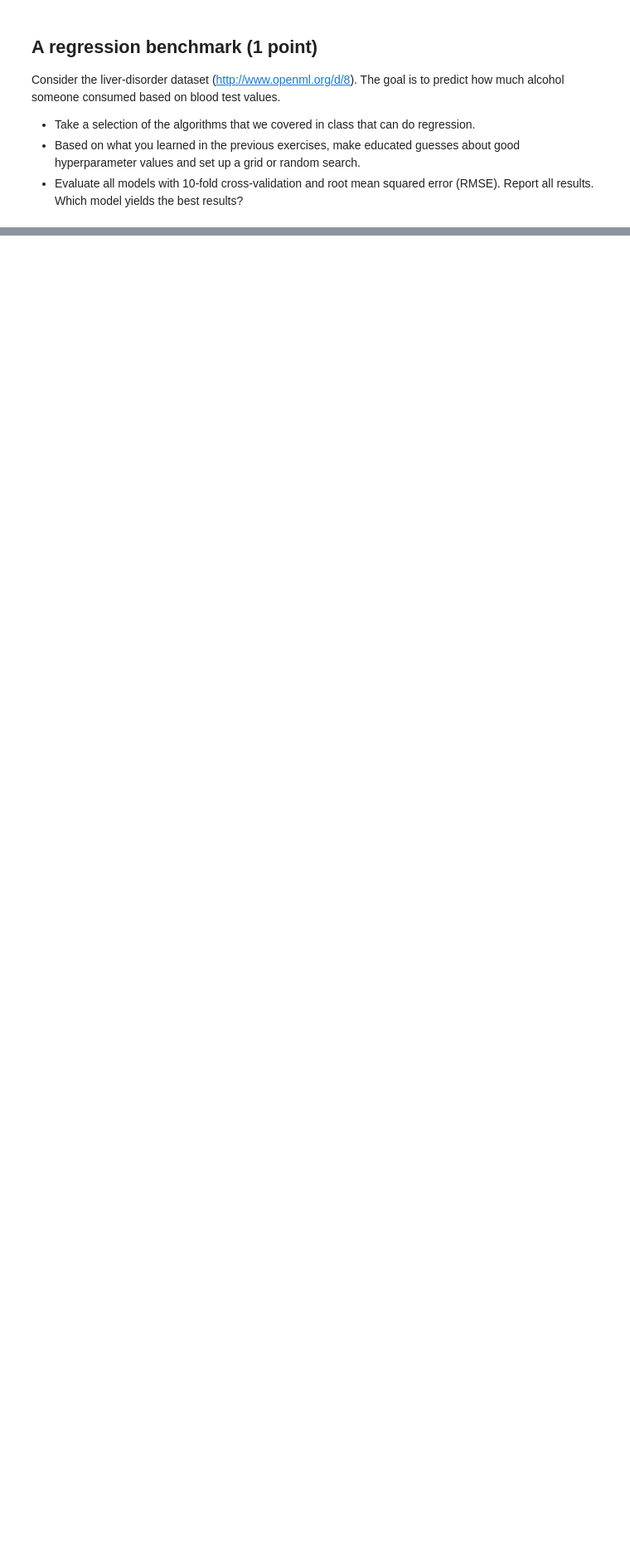
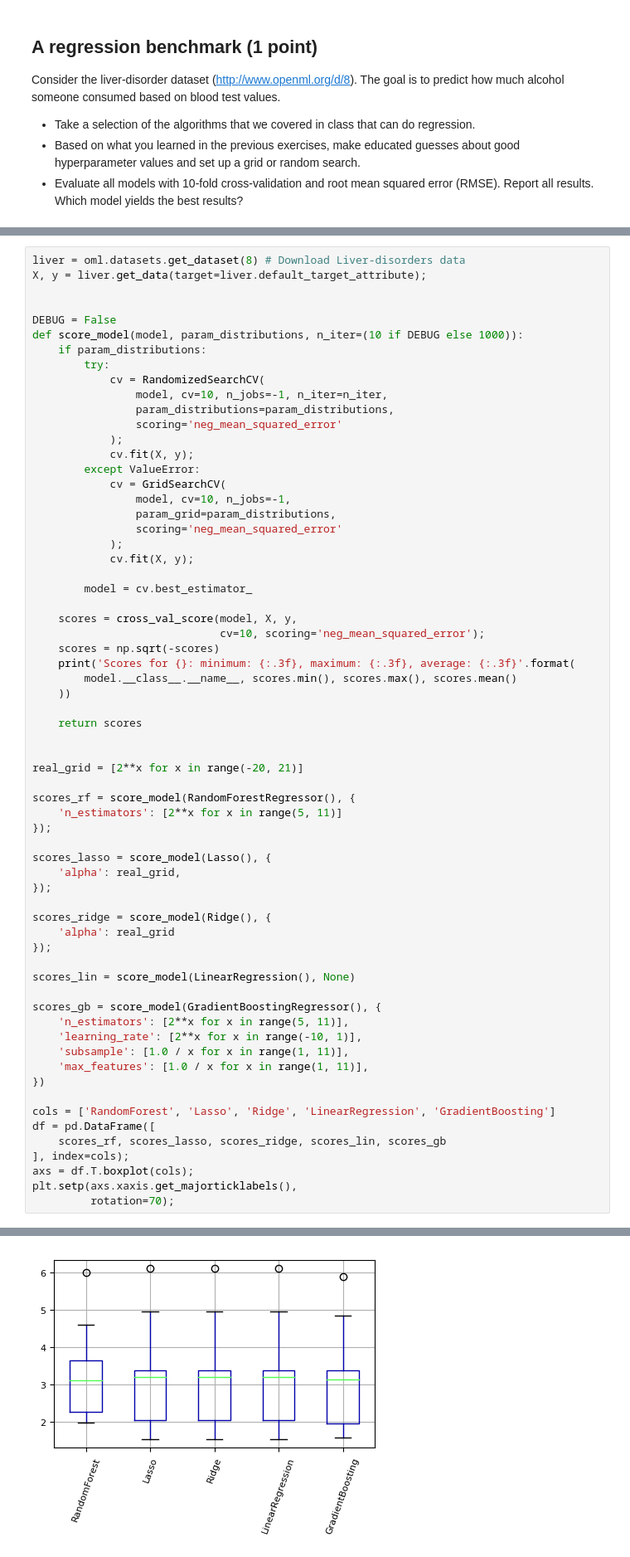
Before and after one commit to e-dorigatti/ML-course, a Jupyter notebook: assignment1-solution.ipynb, the cells around one changed output, grey strips where cells are left out. Shown: that part at 83% size. Cells and saved outputs as stored; diff of their text form; blank space fills up the shorter version.

Commit message:
regression

```diff
--- a/assignment1-solution.ipynb
+++ b/assignment1-solution.ipynb
@@ -593,0 +591,66 @@ X, y = liver.get_data(target=liver.default_target_attribute);
+# %%
+liver = oml.datasets.get_dataset(8) # Download Liver-disorders data
+X, y = liver.get_data(target=liver.default_target_attribute);
+
+
+DEBUG = False
+def score_model(model, param_distributions, n_iter=(10 if DEBUG else 1000)):
+    if param_distributions:
+        try:
+            cv = RandomizedSearchCV(
+                model, cv=10, n_jobs=-1, n_iter=n_iter,
+                param_distributions=param_distributions,
+                scoring='neg_mean_squared_error'
+            );
+            cv.fit(X, y);
+        except ValueError:
+            cv = GridSearchCV(
+                model, cv=10, n_jobs=-1,
+                param_grid=param_distributions,
+                scoring='neg_mean_squared_error'
+            );
+            cv.fit(X, y);
+
+        model = cv.best_estimator_
+
+    scores = cross_val_score(model, X, y,
+                             cv=10, scoring='neg_mean_squared_error');
+    scores = np.sqrt(-scores)
+    print('Scores for {}: minimum: {:.3f}, maximum: {:.3f}, average: {:.3f}'.format(
+        model.__class__.__name__, scores.min(), scores.max(), scores.mean()
+    ))
+
+    return scores
+
+
+real_grid = [2**x for x in range(-20, 21)]
+
+scores_rf = score_model(RandomForestRegressor(), {
+    'n_estimators': [2**x for x in range(5, 11)]
+});
+
+scores_lasso = score_model(Lasso(), {
+    'alpha': real_grid,
+});
+
+scores_ridge = score_model(Ridge(), {
+    'alpha': real_grid
+});
+
+scores_lin = score_model(LinearRegression(), None)
+
+scores_gb = score_model(GradientBoostingRegressor(), {
+    'n_estimators': [2**x for x in range(5, 11)],
+    'learning_rate': [2**x for x in range(-10, 1)],
+    'subsample': [1.0 / x for x in range(1, 11)],
+    'max_features': [1.0 / x for x in range(1, 11)],
+})
+
+cols = ['RandomForest', 'Lasso', 'Ridge', 'LinearRegression', 'GradientBoosting']
+df = pd.DataFrame([
+    scores_rf, scores_lasso, scores_ridge, scores_lin, scores_gb
+], index=cols);
+axs = df.T.boxplot(cols);
+plt.setp(axs.xaxis.get_majorticklabels(),
+         rotation=70);
+# %% [output]
@@ -593,0 +662 @@ X, y = liver.get_data(target=liver.default_target_attribute);
+[figure, added]
```
Also changed, not shown: parts of 4 cells of this notebook.
